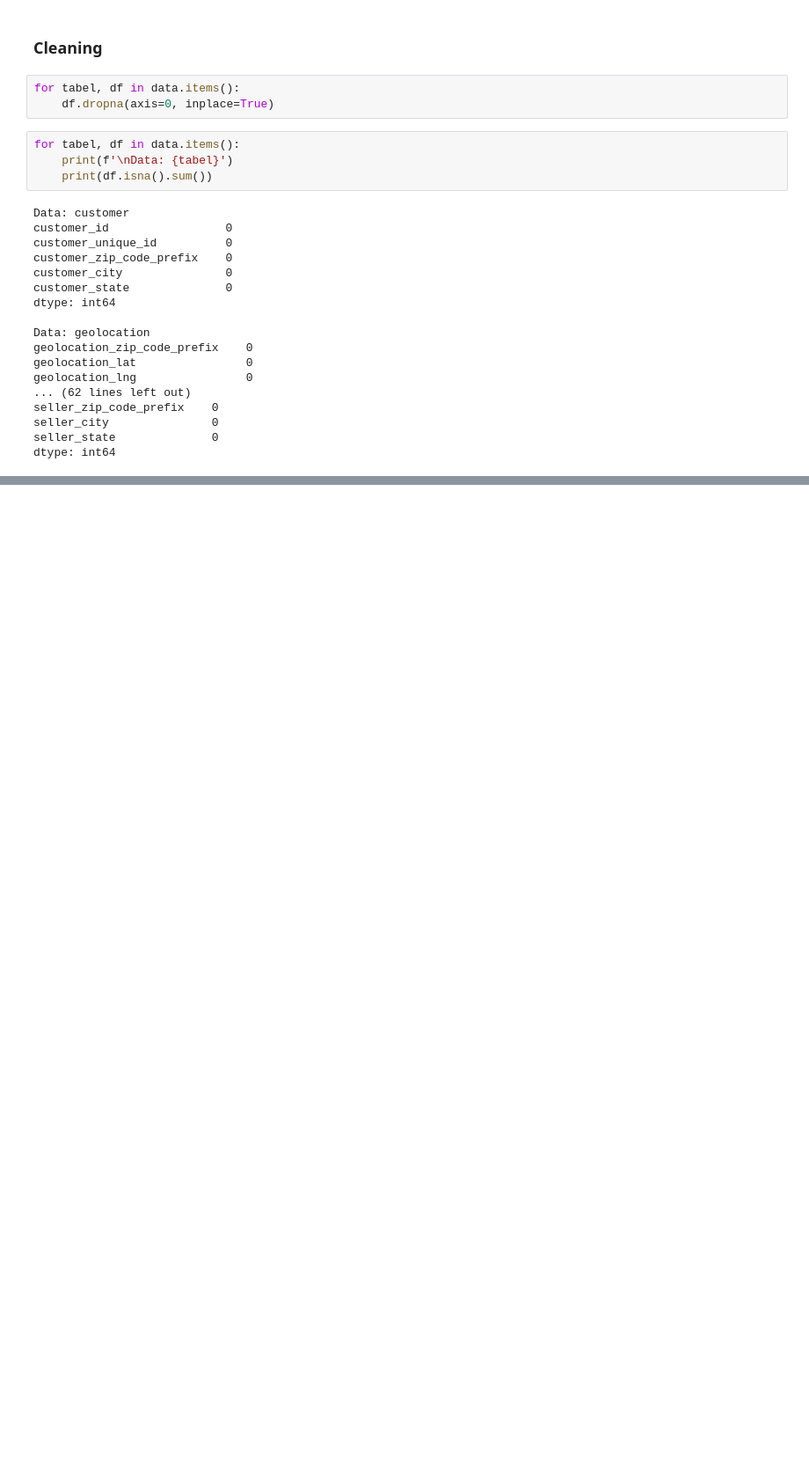
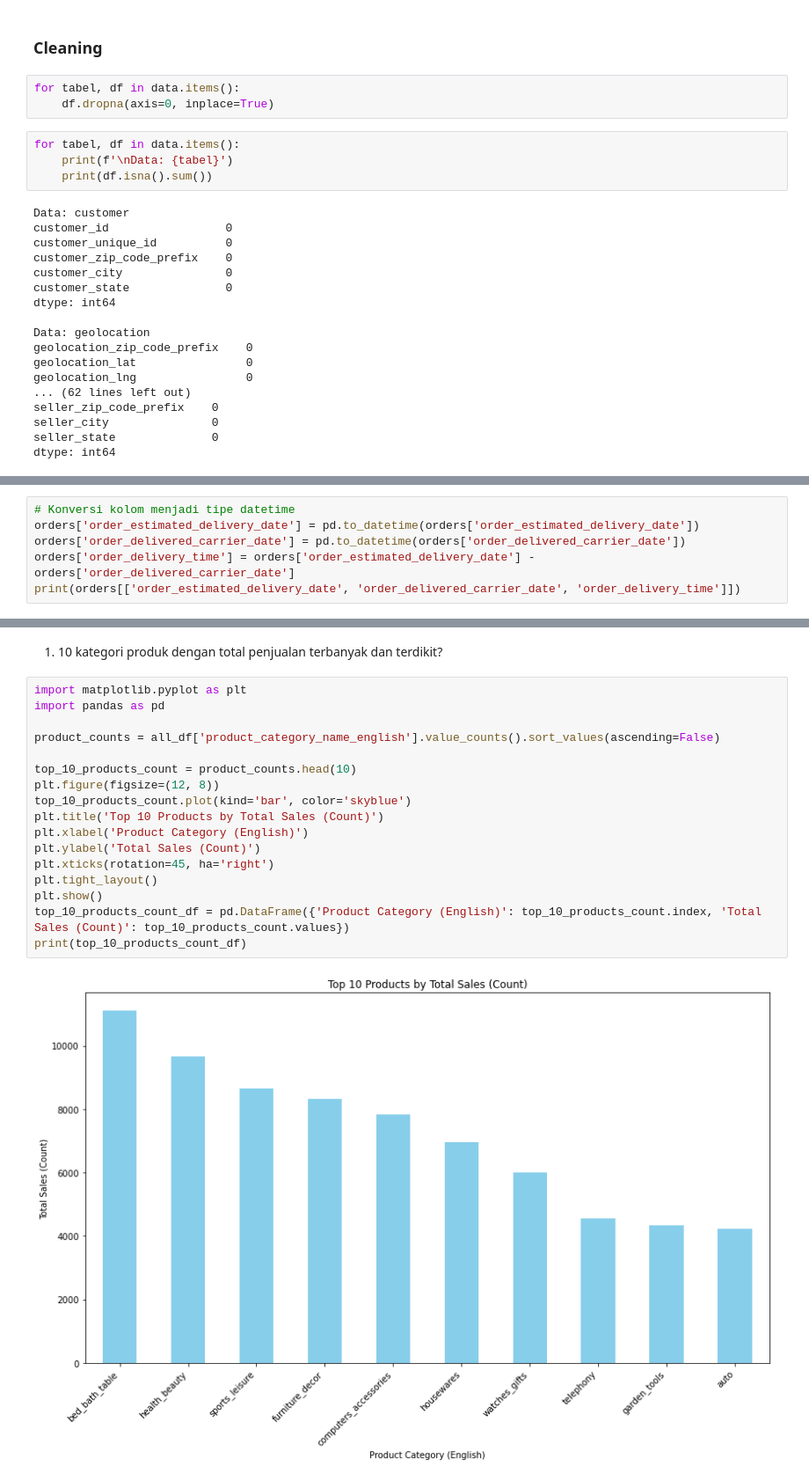
Before and after one commit to Alvinnxyz/DicodingSubmission, a Jupyter notebook: Data Analyst project.ipynb, the cells around one changed output, grey strips where cells are left out. Shown at 88% size. Cells and saved outputs as stored; diff of their text form; blank space fills up the shorter version.

```diff
--- a/Data Analyst project.ipynb
+++ b/Data Analyst project.ipynb
@@ -222,0 +458,6 @@ dtype: int64
+# %%
+# Konversi kolom menjadi tipe datetime
+orders['order_estimated_delivery_date'] = pd.to_datetime(orders['order_estimated_delivery_date'])
+orders['order_delivered_carrier_date'] = pd.to_datetime(orders['order_delivered_carrier_date'])
+orders['order_delivery_time'] = orders['order_estimated_delivery_date'] - orders['order_delivered_carrier_date']
+print(orders[['order_estimated_delivery_date', 'order_delivered_carrier_date', 'order_delivery_time']])
@@ -222,0 +615,21 @@ dtype: int64
+# %% [markdown]
+1. 10 kategori produk dengan total penjualan terbanyak dan terdikit?
+# %%
+import matplotlib.pyplot as plt
+import pandas as pd
+
+product_counts = all_df['product_category_name_english'].value_counts().sort_values(ascending=False)
+
+top_10_products_count = product_counts.head(10)
+plt.figure(figsize=(12, 8))
+top_10_products_count.plot(kind='bar', color='skyblue')
+plt.title('Top 10 Products by Total Sales (Count)')
+plt.xlabel('Product Category (English)')
+plt.ylabel('Total Sales (Count)')
+plt.xticks(rotation=45, ha='right')
+plt.tight_layout()
+plt.show()
+top_10_products_count_df = pd.DataFrame({'Product Category (English)': top_10_products_count.index, 'Total Sales (Count)': top_10_products_count.values})
+print(top_10_products_count_df)
+# %% [output]
+[figure, added]
```
Also changed, not shown: parts of 56 cells of this notebook, 33 other files.
